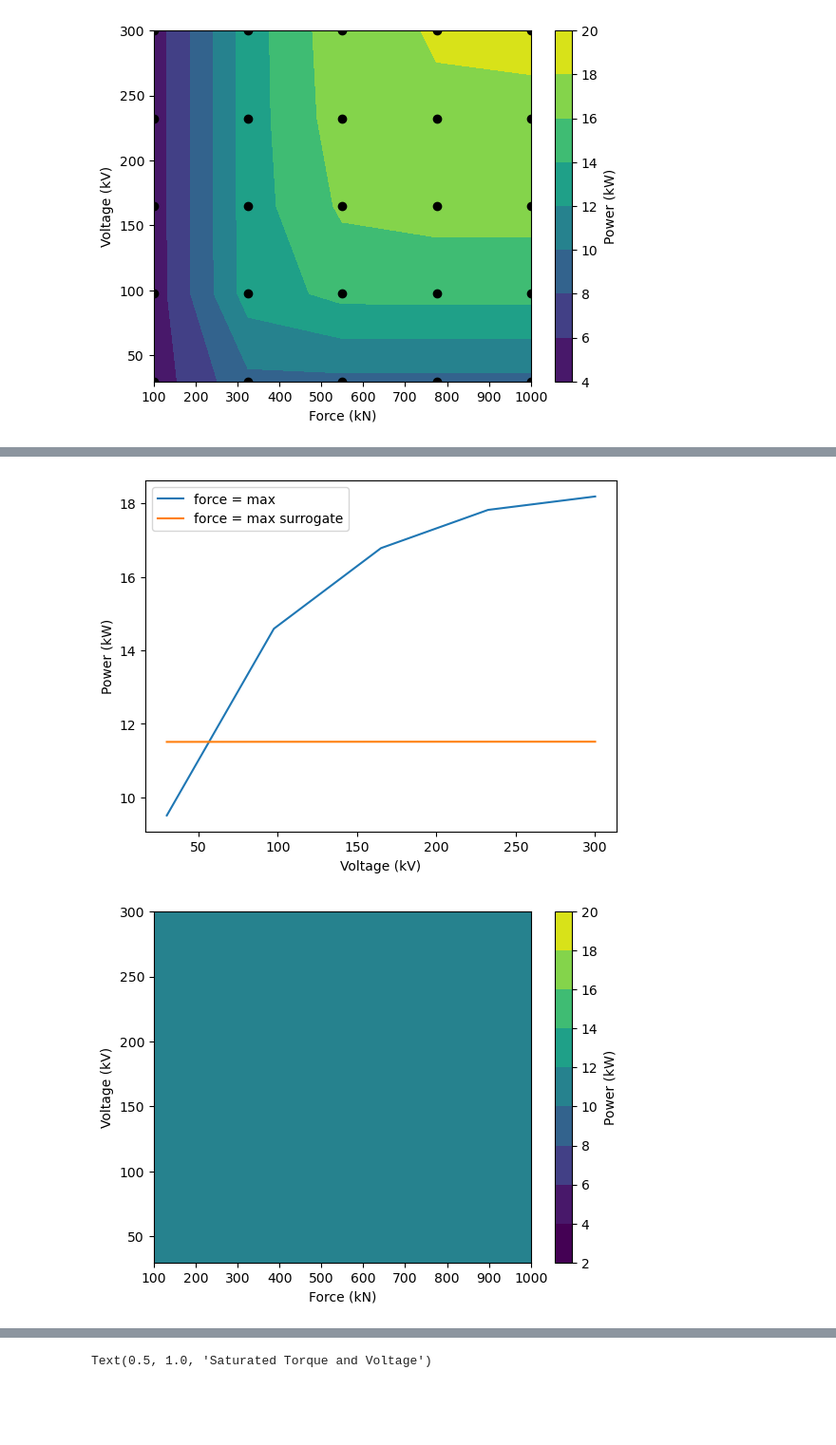
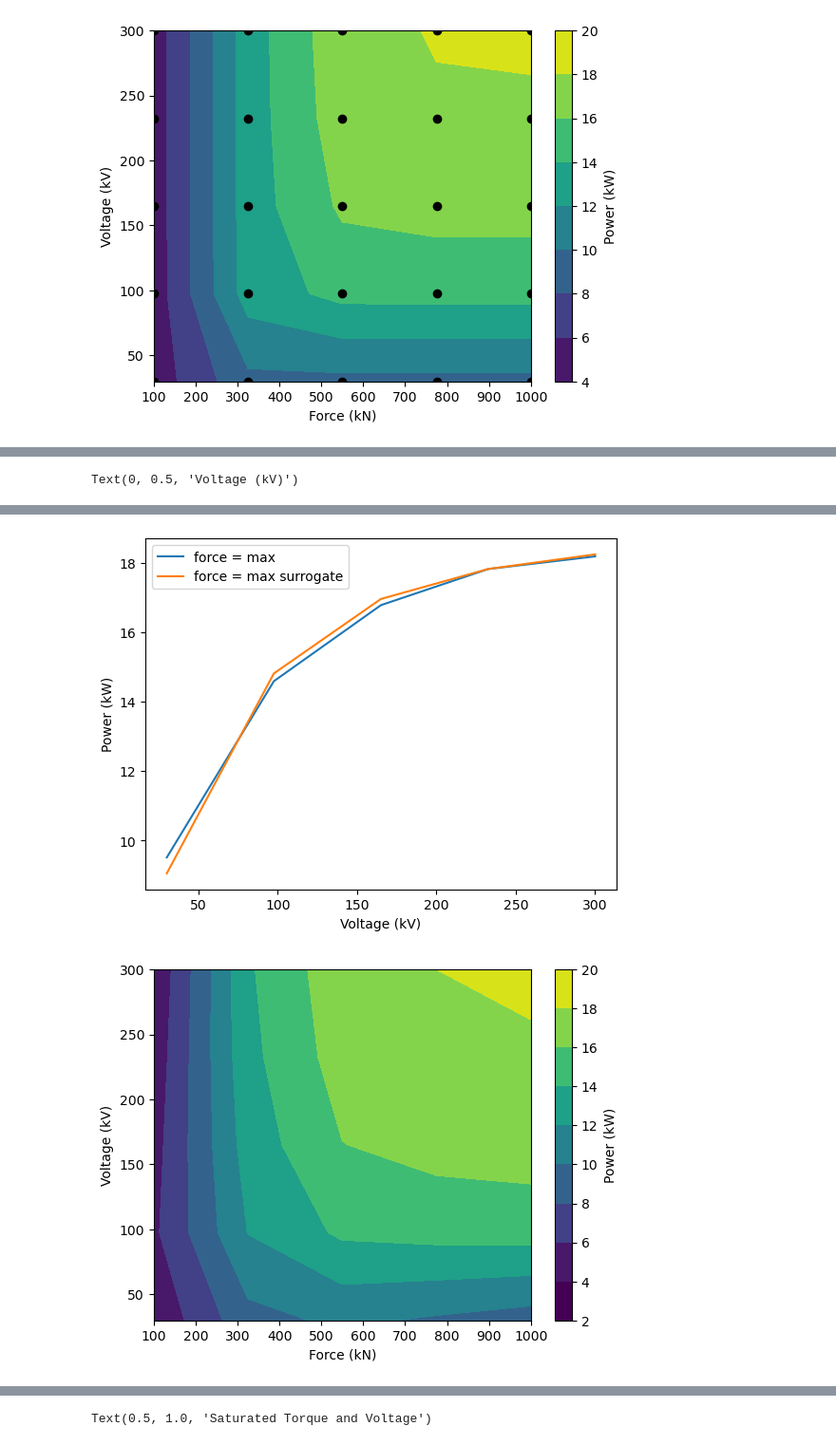
Before and after one commit to symbiotic-engineering/WISDEM, a Jupyter notebook: wisdem/wec-performance-module.ipynb, the cells around one changed output, grey strips where cells are left out. Shown at 95% size. Drawn from its saved outputs; the diff is of its cells as text; code cells hidden in the pictures; blank space fills up the shorter version.

```diff
--- a/wisdem/wec-performance-module.ipynb
+++ b/wisdem/wec-performance-module.ipynb
@@ -43,31 +43,46 @@ voltage_const = 55e3
 #F = np.array([Ftemp, Ftemp, Ftemp, Ftemp, Ftemp]).flatten()
 #Vtemp = list(np.linspace(0, 300, 5))
 #V = np.array([Vtemp, Vtemp, Vtemp, Vtemp, Vtemp]).flatten()
-f, v = np.linspace(100, 1000, 5), np.linspace(0, 300, 5)
-F, V = np.meshgrid(f, v)
-def guess(f, v, af, av, bf, bv, fc, vc):
-    return P_max * (1 - np.exp(-(f/fc)**af)+bf) ** (1 - np.exp(-(v/vc)**av)+bv)
-##def guess(fv, a1, a2, a3, a4, a5):
-    ##return P_max * (a1*(fv[0]*fv[1])^5*a2*(fv[0]*fv[1])^4*a3*(fv[0]*fv[1])^3*a2*(fv[0]*fv[1])^2*a1(fv[0]*fv[1]))
+#f, v = np.linspace(100, 1000, 5), np.linspace(0, 300, 5)
+#F, V = np.meshgrid(f, v)
+#def guess(f, v, af, av, bf, bv, fc, vc):
+#    return P_max * (1 - np.exp(-(f/fc)**af)+bf) * (1 - np.exp(-(v/vc)**av)+bv)
+
+def guess(f, v, a0, a1, a2, a3, a4, b1, b2, b3, b4, c1, c2, c3):
+    return P_max * (a4*f**4+a3*f**3+a2*f**2+a1*f+
+                    b4*v**4+b3*v**3+b2*v**2+b1*v+
+                    c3*(f*v)**3+c2*(f*v)**2+c1*f*v+
+                    a0)
 
 def _guess(M, *args):
     f, v = M
-    arr = np.zeros(f.shape)
-    for i in range(len(args)//6):
-        arr += guess(f, v, *args[i*6:i*6+6])
+    arr = guess(f, v, *args)
+    #arr = np.zeros(f.shape)
+    #for i in range(len(args)//6):
+    #    arr += guess(f, v, *args[i*6:i*6+6])
     return arr
 
-xdata = np.vstack((F.ravel(), V.ravel()))
+#xdata = np.vstack((F.ravel(), V.ravel()))
+xdata = np.vstack((force.ravel(), voltage.ravel()))
 
-p0 = [1.5, 0.65, 0.075, 0.65, 5, 10]
-opt_param, cov = curve_fit(_guess, xdata, power.ravel(), p0=p0, bounds=((0, 0, 0, 0, 0.0001, 0.0001), (np.inf, np.inf, np.inf, np.inf, np.inf, np.inf)))
+p0 = [[-6.44573088e-02,  2.47574425e-06, -4.25647148e-12,  2.52700057e-18,
+ -4.40747842e-25,  3.68565273e-06, -3.81058251e-11,  1.32107747e-16,
+ -1.64089344e-22,  6.44846086e-12, -1.91233531e-23,  2.35070957e-35]]
+# p0 = [1.5, 0.65, 0.075, 0.65, 280e3, 30e3]
+# opt_param, cov = curve_fit(_guess, xdata, power.ravel(), p0=p0, bounds=((0, 0, 0, 0, 0.0001, 0.0001), (np.inf, np.inf, np.inf, np.inf, np.inf, np.inf)))
+opt_param, cov = curve_fit(_guess, xdata, power.ravel(), p0=p0, bounds=((-np.inf, -np.inf, -np.inf, -np.inf, -np.inf, -np.inf, -np.inf, -np.inf, -np.inf, -np.inf, -np.inf, -np.inf), (np.inf, np.inf, np.inf, np.inf, np.inf, np.inf, np.inf, np.inf, np.inf, np.inf, np.inf, np.inf)))
+print('p0:\n', p0)
 print('optimization parameters:\n',opt_param)
-power_surrogate = P_max * (1 - np.exp(-(force/opt_param[4])**float(opt_param[0]))+opt_param[2]) * (1 - np.exp(-(voltage/opt_param[5])**float(opt_param[1]))+opt_param[3])
+
+power_surrogate = guess(force, voltage, *opt_param)
+power_surrogate = power_surrogate.reshape(num_forces, num_voltages)
+
+#power_surrogate = P_max * (1 - np.exp(-(force/opt_param[4])**float(opt_param[0]))+opt_param[2]) * (1 - np.exp(-(voltage/opt_param[5])**float(opt_param[1]))+opt_param[3])
 #power_surrogate = P_max * (opt_param[0]*(indepv[0]*indepv[1])^5*opt_param[1]*(indepv[0]*indepv[1])^4*opt_param[2]*(indepv[0]*indepv[1])^3*opt_param[3]*(indepv[0]*indepv[1])^2*opt_param[4](indepv[0]*indepv[1])+opt_param[5])
 
 #power_surrogate = power_surrogate.reshape(5, 5)
-print('\npower surrogate:\n', power_surrogate)
-print('\npower:\n', power)
+#print('\npower surrogate:\n', power_surrogate)
+#print('\npower:\n', power)
 
 plt.figure()
 plt.plot(force_u/1000, power[:, -1]/1000, label='voltage = max')
@@ -100,4 +115,10 @@ plt.ylabel('Voltage (kV)')
 percent_error = (power - power_surrogate)/power * 100
 #print("power:\n", power, "\nsurrogate power:\n", power_surrogate)
 print("\nerror:\n", percent_error)
+
+plt.figure()
+plt.contourf(force/1000, voltage/1000, percent_error)
+plt.colorbar(label='Percent Error (%)')
+plt.xlabel('Force (kN)')
+plt.ylabel('Voltage (kV)')
 # %% [output]
@@ -120,0 +143 @@ power surrogate:
+Text(0, 0.5, 'Voltage (kV)')
@@ -122,2 +145,2 @@ power surrogate:
-[figure, old version]
+[figure, new version]
-[figure, old version]
+[figure, new version]
```
Also changed, not shown: parts of 2 cells of this notebook.
